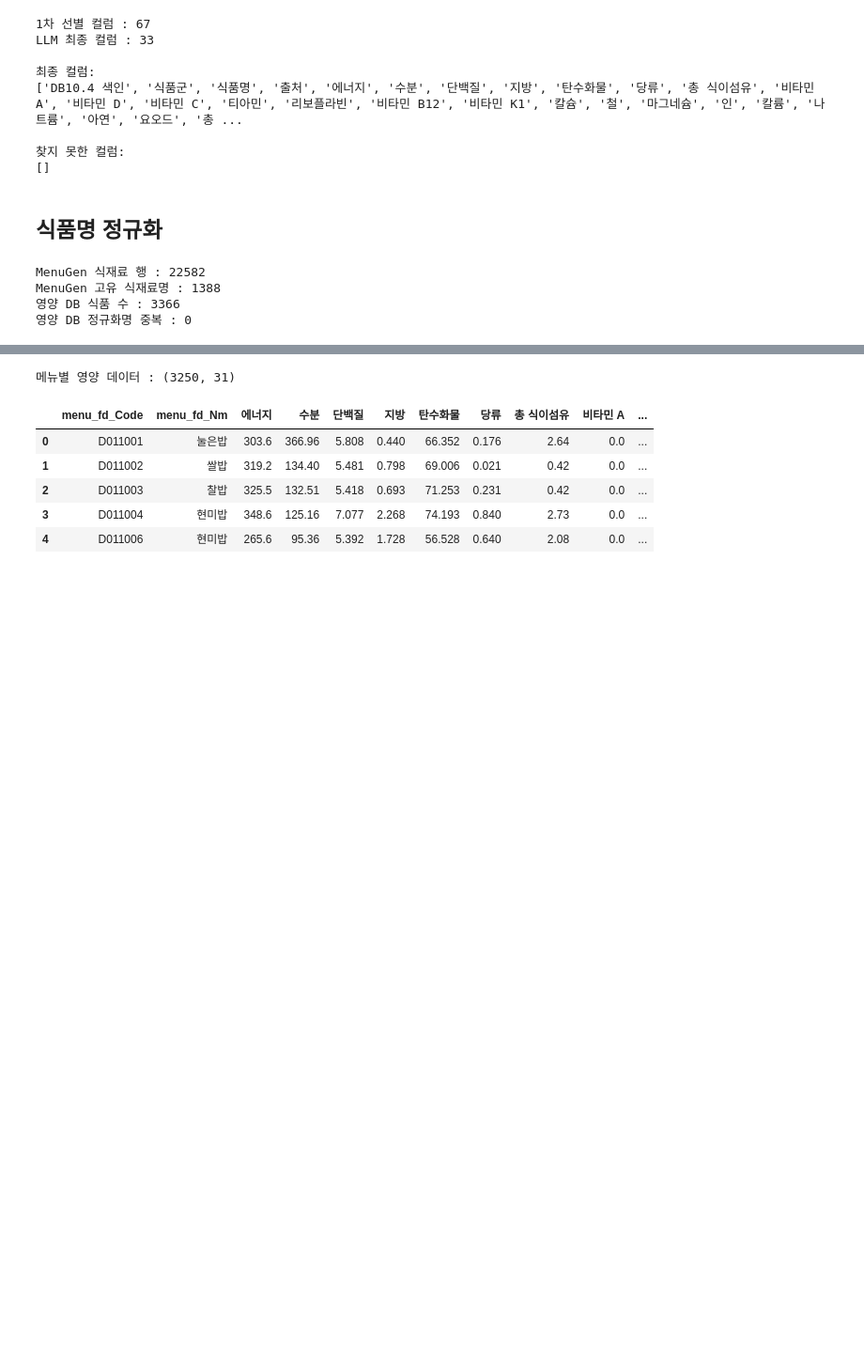
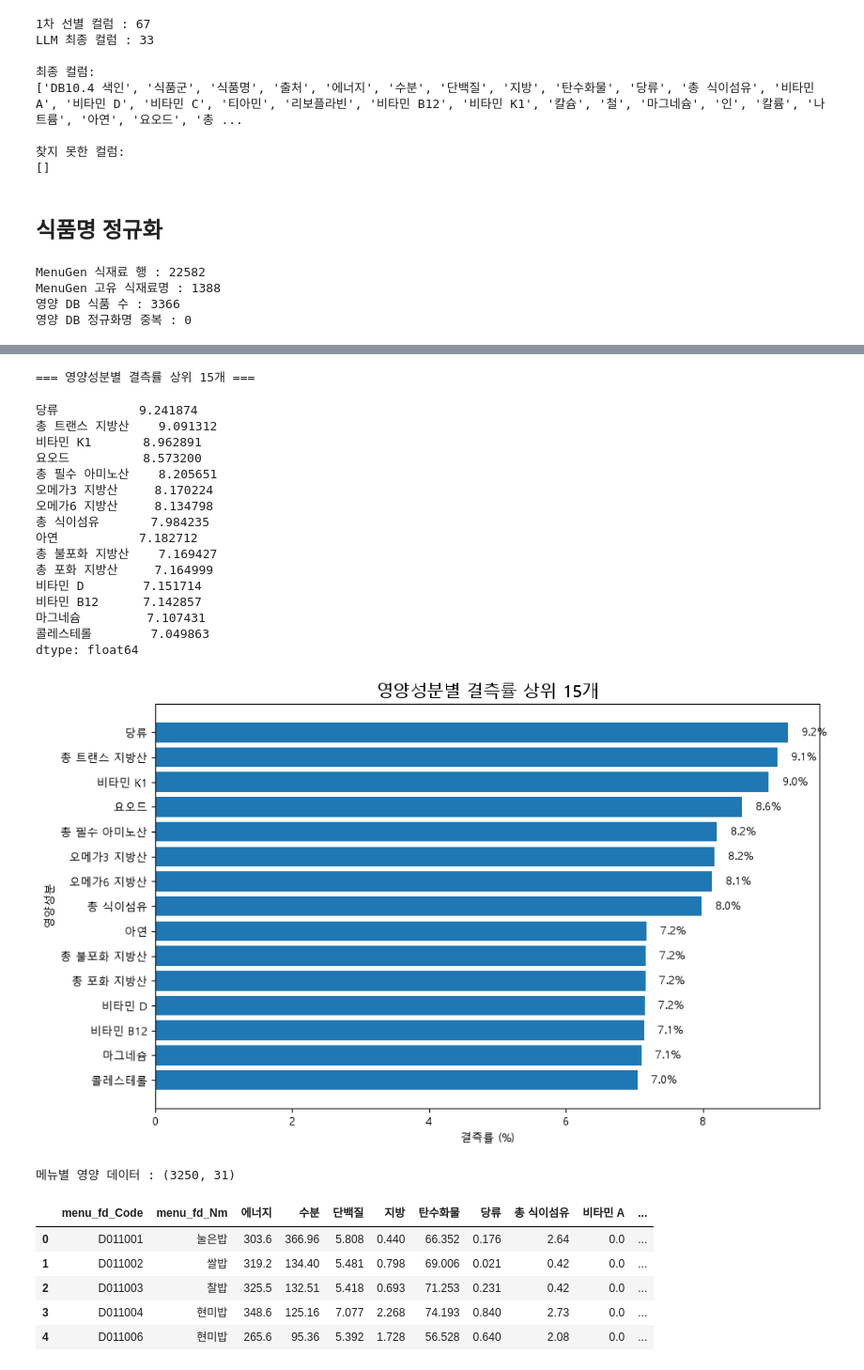
Before and after one commit to mseon94/LLM-PRJ, a Jupyter notebook: llm_menu.ipynb, the cells around one changed output, grey strips where cells are left out. Shown at 94% size. Saved outputs shown, nothing was run; the diff lists cells and outputs as text; code cells hidden in the pictures; blank space fills up the shorter version.

```diff
--- a/llm_menu.ipynb
+++ b/llm_menu.ipynb
@@ -1259,3 +1340,76 @@ for col in nutrient_cols:
+# %%
+# ============================================
+# 영양성분별 결측률 시각화
+# ============================================
+
+import matplotlib.pyplot as plt
+
+
+# 영양성분별 결측률 계산
+missing_rate = (
+    ingredient_nutrition_df[nutrient_cols]
+    .isna()
+    .mean()
+    .mul(100)
+    .sort_values(ascending=False)
+)
+
+
+print("=== 영양성분별 결측률 상위 15개 ===")
+display(missing_rate.head(15))
+
+
+# 결측률 상위 15개 시각화
+plot_data = missing_rate.head(15).sort_values()
+
+plt.figure(figsize=(10, 6))
+
+bars = plt.barh(
+    plot_data.index,
+    plot_data.values
+)
+
+plt.title(
+    "영양성분별 결측률 상위 15개",
+    fontsize=15
+)
+
+plt.xlabel("결측률 (%)")
+plt.ylabel("영양성분")
+
+
+# 막대 끝에 결측률 표시
+for bar, rate in zip(bars, plot_data.values):
+    plt.text(
+        bar.get_width() + 0.2,
+        bar.get_y() + bar.get_height() / 2,
+        f"{rate:.1f}%",
+        va="center",
+        fontsize=10
+    )
+
+
+plt.tight_layout()
+plt.show()
+# %% [output]
+=== 영양성분별 결측률 상위 15개 ===
+당류           9.241874
+총 트랜스 지방산    9.091312
+비타민 K1       8.962891
+요오드          8.573200
+총 필수 아미노산    8.205651
+오메가3 지방산     8.170224
+오메가6 지방산     8.134798
+총 식이섬유       7.984235
+아연           7.182712
+총 불포화 지방산    7.169427
+총 포화 지방산     7.164999
+비타민 D        7.151714
+비타민 B12      7.142857
+마그네슘         7.107431
+콜레스테롤        7.049863
+dtype: float64
+[figure, added]
 # %%
 menu_nutrition_df = (
     ingredient_nutrition_df
```
Also changed, not shown: parts of 18 cells of this notebook, 1 other file.
